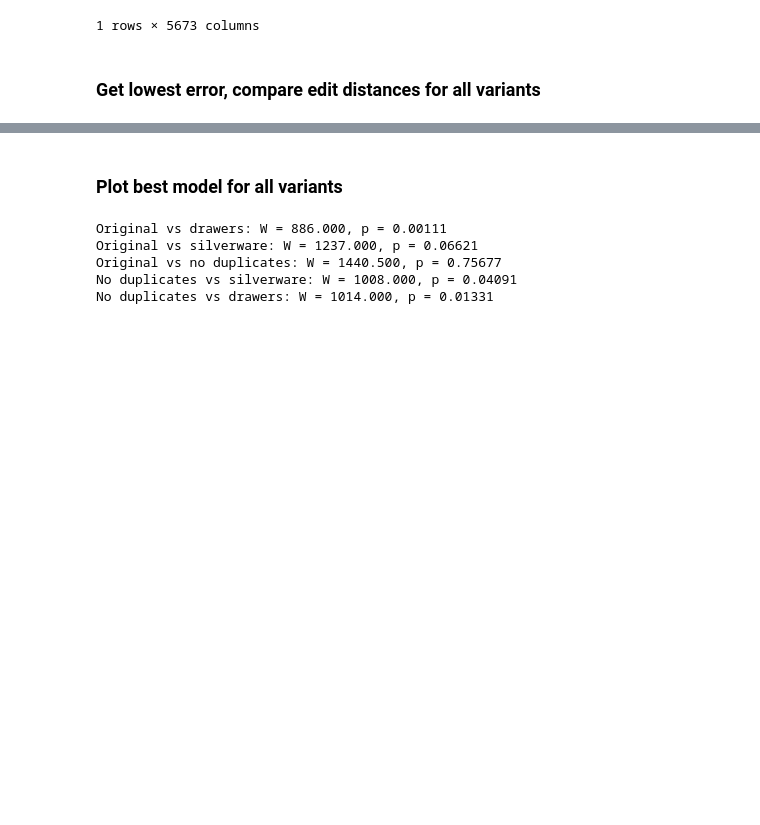
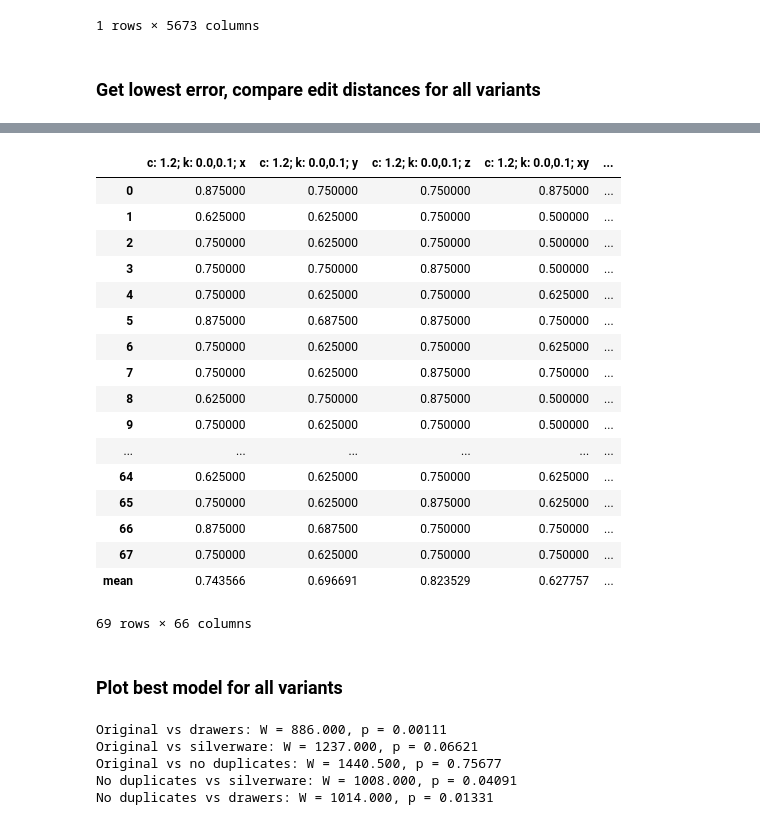
Before and after one commit to zauri/action_selection, a Jupyter notebook: cognitive model/opportunistic_planning/h03/h03_lowesterror.ipynb, the cells around one changed output, grey strips where cells are left out. Saved outputs shown, nothing was run; the diff lists cells and outputs as text; code cells hidden in the pictures; blank space fills up the shorter version.

```diff
--- a/cognitive model/opportunistic_planning/h03/h03_lowesterror.ipynb
+++ b/cognitive model/opportunistic_planning/h03/h03_lowesterror.ipynb
@@ -223,3 +244,24 @@ lowest, lowest_idx, np.mean(results_original['error'])
+# %%
+results_mean
+# %% [output]
+|  | c: 1.2; k: 0.0,0.1; x | c: 1.2; k: 0.0,0.1; y | c: 1.2; k: 0.0,0.1; z | c: 1.2; k: 0.0,0.1; xy | ... |
+| 0 | 0.875000 | 0.750000 | 0.750000 | 0.875000 | ... |
+| 1 | 0.625000 | 0.625000 | 0.750000 | 0.500000 | ... |
+| 2 | 0.750000 | 0.625000 | 0.750000 | 0.500000 | ... |
+| 3 | 0.750000 | 0.750000 | 0.875000 | 0.500000 | ... |
+| 4 | 0.750000 | 0.625000 | 0.750000 | 0.625000 | ... |
+| 5 | 0.875000 | 0.687500 | 0.875000 | 0.750000 | ... |
+| 6 | 0.750000 | 0.625000 | 0.750000 | 0.625000 | ... |
+| 7 | 0.750000 | 0.625000 | 0.875000 | 0.750000 | ... |
+| 8 | 0.625000 | 0.750000 | 0.875000 | 0.500000 | ... |
+| 9 | 0.750000 | 0.625000 | 0.750000 | 0.500000 | ... |
+| ... | ... | ... | ... | ... | ... |
+| 64 | 0.625000 | 0.625000 | 0.750000 | 0.625000 | ... |
+| 65 | 0.750000 | 0.625000 | 0.875000 | 0.625000 | ... |
+| 66 | 0.875000 | 0.687500 | 0.750000 | 0.750000 | ... |
+| 67 | 0.750000 | 0.625000 | 0.750000 | 0.750000 | ... |
+| mean | 0.743566 | 0.696691 | 0.823529 | 0.627757 | ... |
+69 rows × 66 columns
 # %% [markdown]
 ### Plot best model for all variants
 # %%
```
Also changed, not shown: parts of 6 cells of this notebook, 2 other files.
